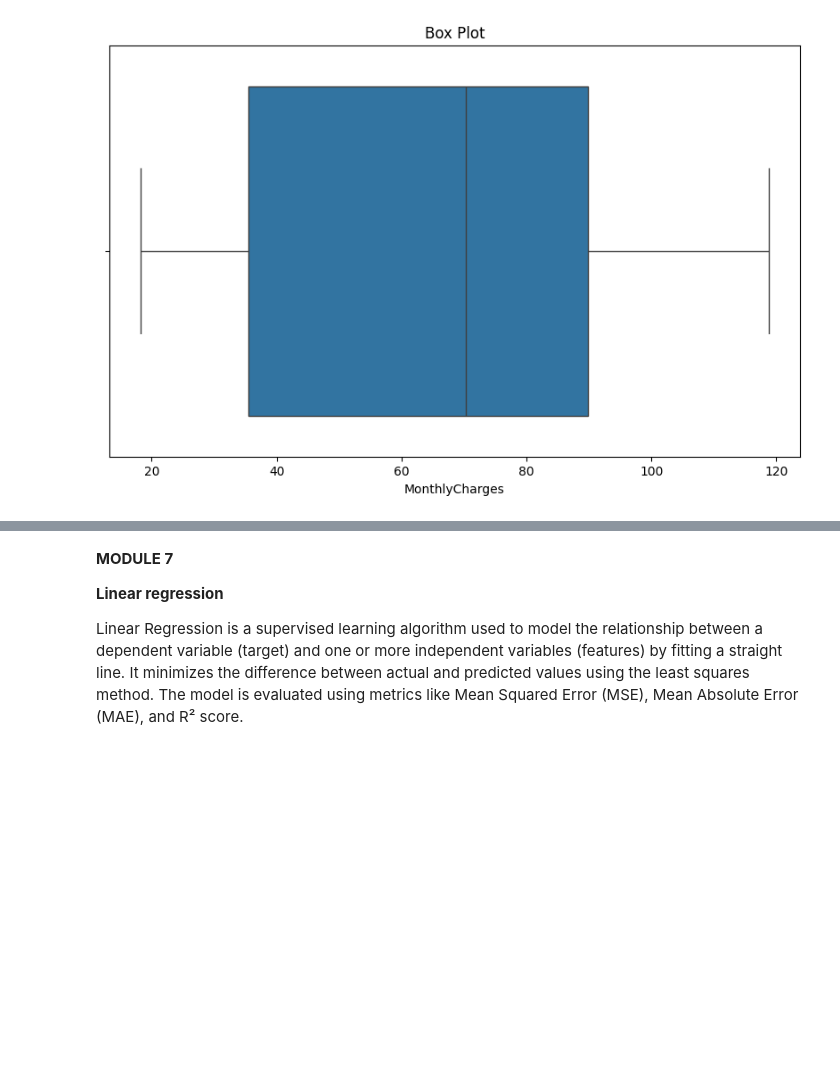
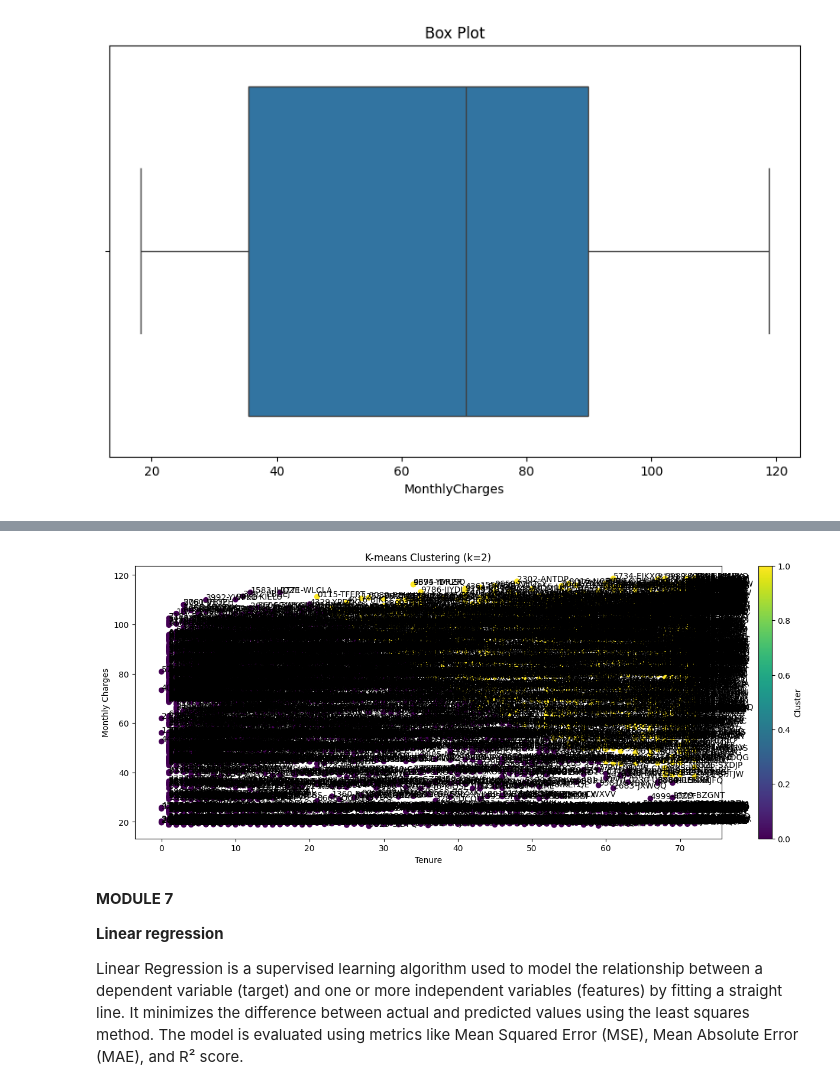
Before and after one commit to AishwaryaBilla/EDA-21BDS0010, a Jupyter notebook: 21BDS0010.ipynb, the cells around one changed output, grey strips where cells are left out. Cells and saved outputs as stored; diff of their text form; code cells hidden in the pictures; blank space fills up the shorter version.

```diff
--- a/21BDS0010.ipynb
+++ b/21BDS0010.ipynb
@@ -729,0 +800,17 @@ plt.show()
+# %%
+# 10. Visualize clusters using a scatter plot
+plt.figure(figsize=(16, 6))
+scatter = plt.scatter(df['tenure'], df['MonthlyCharges'],
+                      c=df['Cluster'], cmap='viridis')
+plt.xlabel('Tenure')
+plt.ylabel('Monthly Charges')
+plt.title('K-means Clustering (k=2)')
+plt.colorbar(scatter, label='Cluster')
+
+# 11. Annotate customer IDs on the scatter plot
+for i, txt in enumerate(df['customerID']):
+    plt.annotate(txt, (df['tenure'][i], df['MonthlyCharges'][i]))
+
+plt.show()
+# %% [output]
+[figure, added]
```
Also changed, not shown: parts of 17 cells of this notebook.
